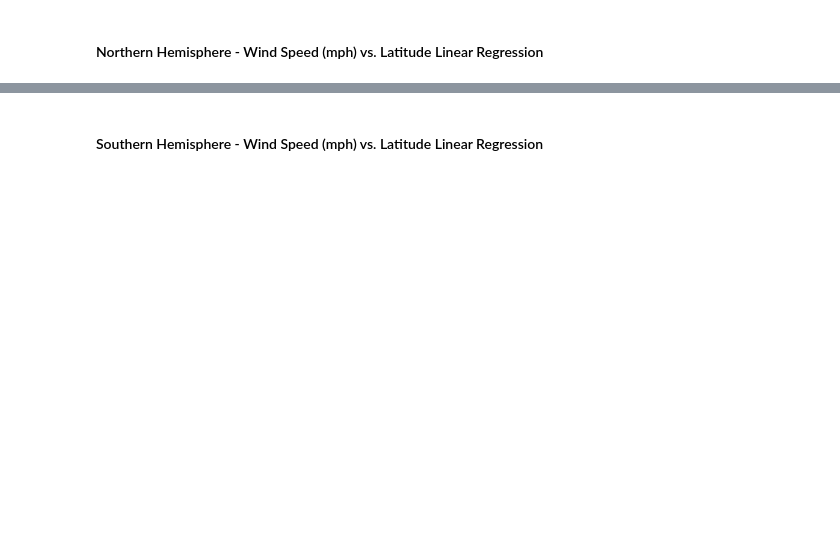
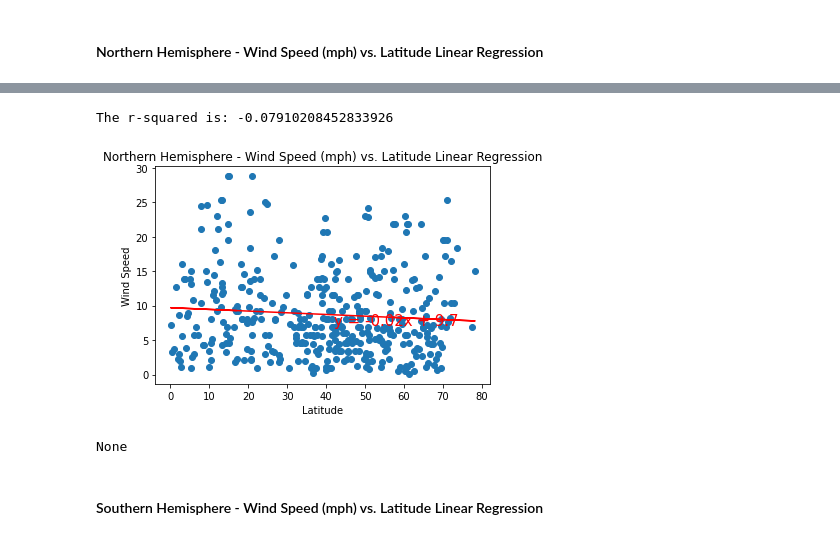
Before and after one commit to KGore12/python-api-challenge, a Jupyter notebook: WeatherPy/WeatherPy.ipynb, the cells around one changed output, grey strips where cells are left out. Saved outputs shown, nothing was run; the diff lists cells and outputs as text; code cells hidden in the pictures; blank space fills up the shorter version.

```diff
--- a/WeatherPy/WeatherPy.ipynb
+++ b/WeatherPy/WeatherPy.ipynb
@@ -355,2 +370,14 @@ The r-value is: 0.04019723576144484
+# %%
+# Label x and y values of plot and print result for Northern Hemisphere - Wind Speed (mph) vs. Latitude Linear Regression
+
+plt.title("Northern Hemisphere - Wind Speed (mph) vs. Latitude Linear Regression")
+x_values = northern_hem_df["Lat"]
+y_values = northern_hem_df["Wind Speed"]
+plt.ylabel("Wind Speed")
+print(linear_reg_plot(x_values,y_values))
+# %% [output]
+The r-squared is: -0.07910208452833926
+[figure, added]
+None
 # %% [markdown]
 ####  Southern Hemisphere - Wind Speed (mph) vs. Latitude Linear Regression
```
Also changed, not shown: parts of 10 cells of this notebook.
